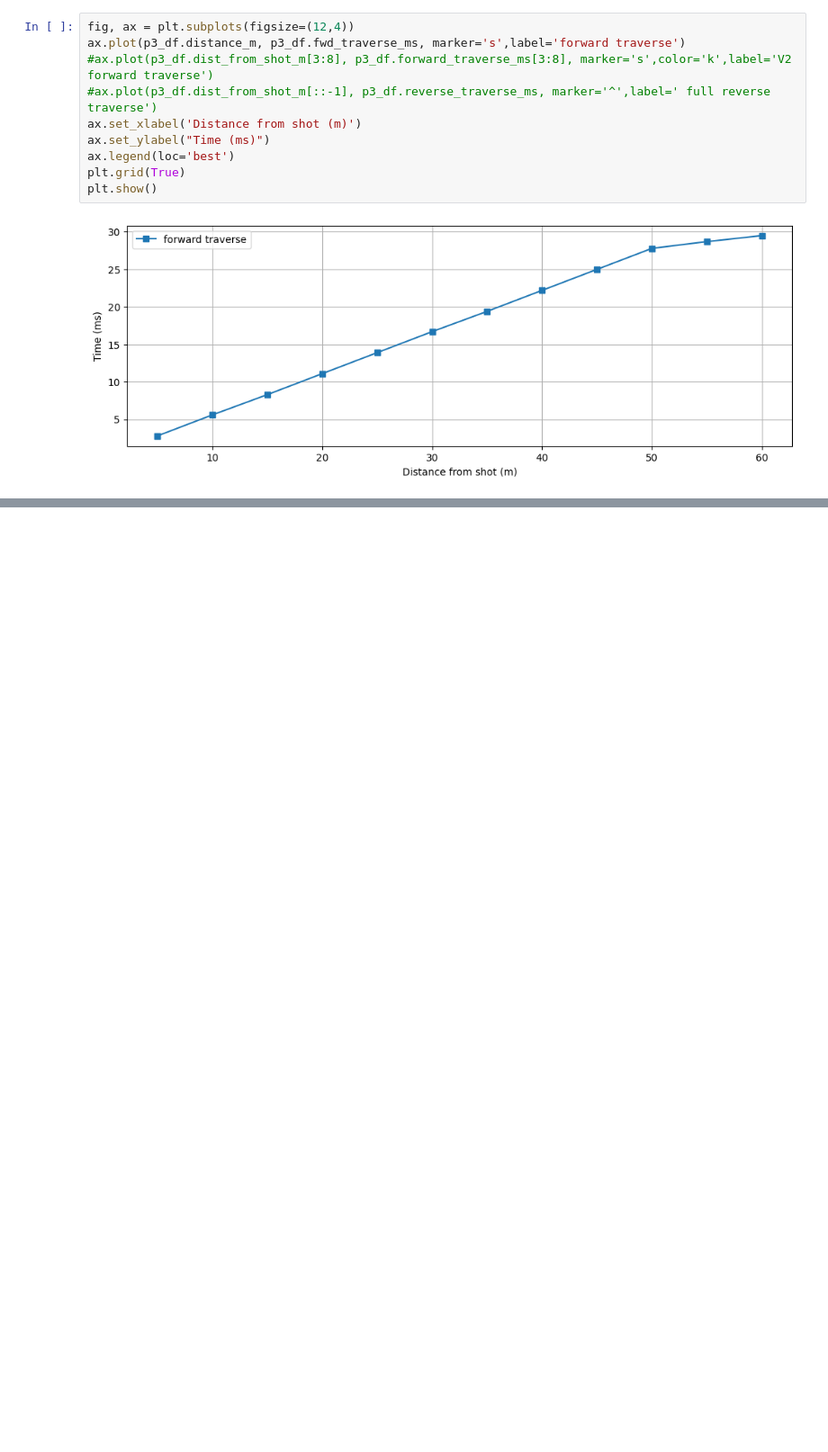
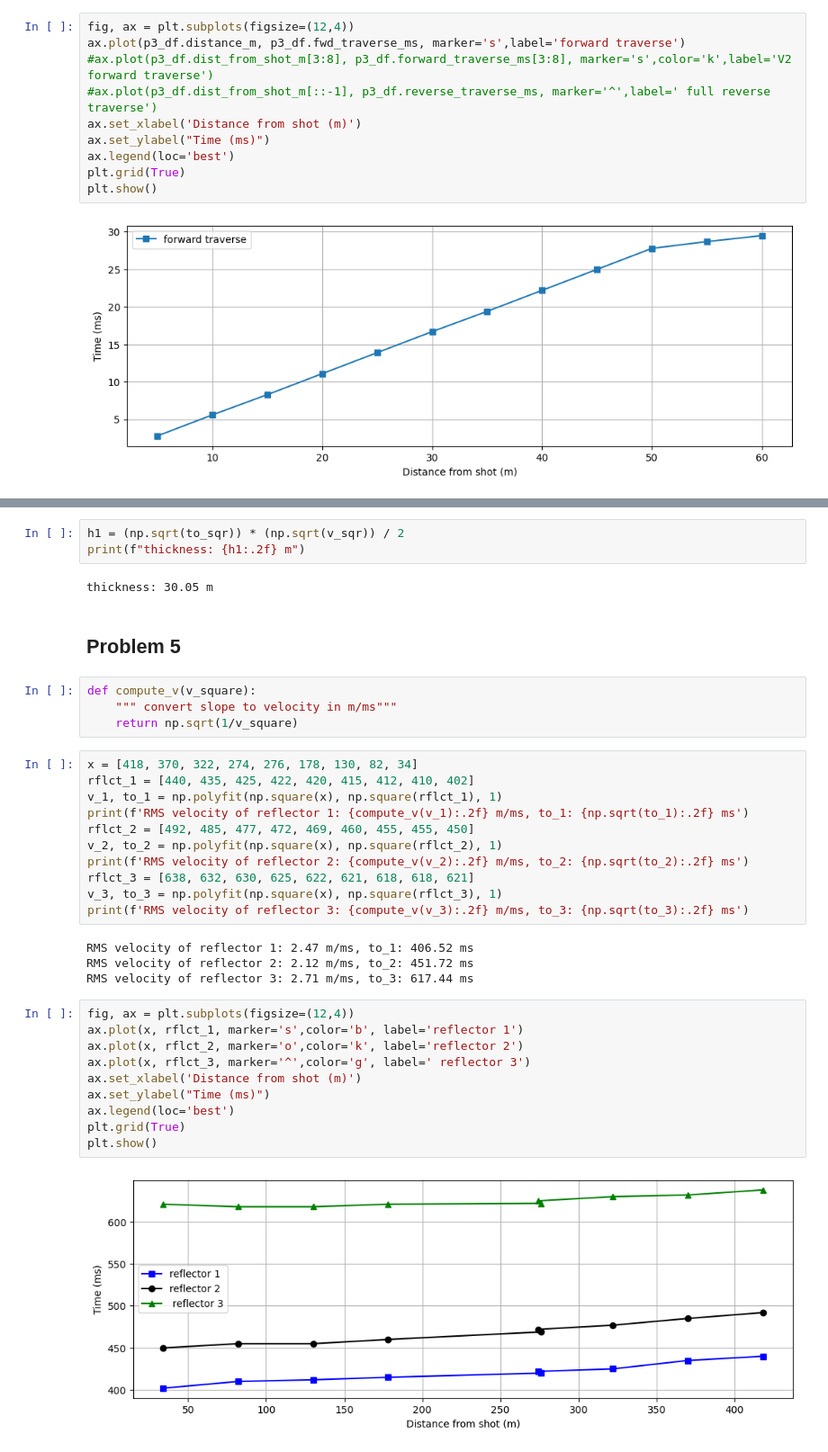
Before and after one commit to rjost1/GEOPH597, a Jupyter notebook: homework4.ipynb, the cells around one changed output, grey strips where cells are left out. Shown at 90% size. Cells and saved outputs as stored; diff of their text form; blank space fills up the shorter version.

```diff
--- a/homework4.ipynb
+++ b/homework4.ipynb
@@ -117,0 +156,38 @@ h2 = (to_head - (2 * h_1 * np.sqrt(np.square(v_head_sec) - np.square(v_direct_se
+# %%
+h1 = (np.sqrt(to_sqr)) * (np.sqrt(v_sqr)) / 2
+print(f"thickness: {h1:.2f} m")
+# %% [output]
+thickness: 30.05 m
+# %% [markdown]
+## Problem 5
+# %%
+def compute_v(v_square):
+    """ convert slope to velocity in m/ms"""
+    return np.sqrt(1/v_square)
+# %%
+x = [418, 370, 322, 274, 276, 178, 130, 82, 34]
+rflct_1 = [440, 435, 425, 422, 420, 415, 412, 410, 402]
+v_1, to_1 = np.polyfit(np.square(x), np.square(rflct_1), 1)
+print(f'RMS velocity of reflector 1: {compute_v(v_1):.2f} m/ms, to_1: {np.sqrt(to_1):.2f} ms')
+rflct_2 = [492, 485, 477, 472, 469, 460, 455, 455, 450]
+v_2, to_2 = np.polyfit(np.square(x), np.square(rflct_2), 1)
+print(f'RMS velocity of reflector 2: {compute_v(v_2):.2f} m/ms, to_2: {np.sqrt(to_2):.2f} ms')
+rflct_3 = [638, 632, 630, 625, 622, 621, 618, 618, 621]
+v_3, to_3 = np.polyfit(np.square(x), np.square(rflct_3), 1)
+print(f'RMS velocity of reflector 3: {compute_v(v_3):.2f} m/ms, to_3: {np.sqrt(to_3):.2f} ms')
+# %% [output]
+RMS velocity of reflector 1: 2.47 m/ms, to_1: 406.52 ms
+RMS velocity of reflector 2: 2.12 m/ms, to_2: 451.72 ms
+RMS velocity of reflector 3: 2.71 m/ms, to_3: 617.44 ms
+# %%
+fig, ax = plt.subplots(figsize=(12,4))
+ax.plot(x, rflct_1, marker='s',color='b', label='reflector 1')
+ax.plot(x, rflct_2, marker='o',color='k', label='reflector 2')
+ax.plot(x, rflct_3, marker='^',color='g', label=' reflector 3')
+ax.set_xlabel('Distance from shot (m)')
+ax.set_ylabel("Time (ms)")
+ax.legend(loc='best')
+plt.grid(True)
+plt.show()
+# %% [output]
+[figure, added]
```
Also changed, not shown: parts of 15 cells of this notebook.
